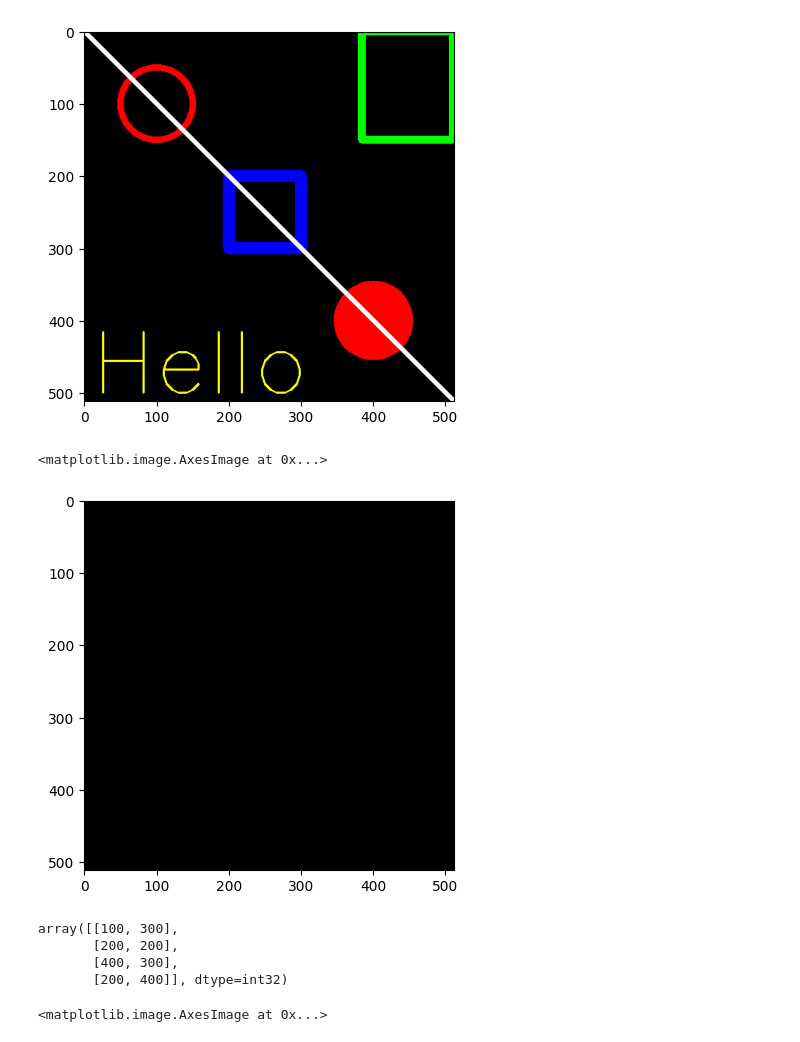
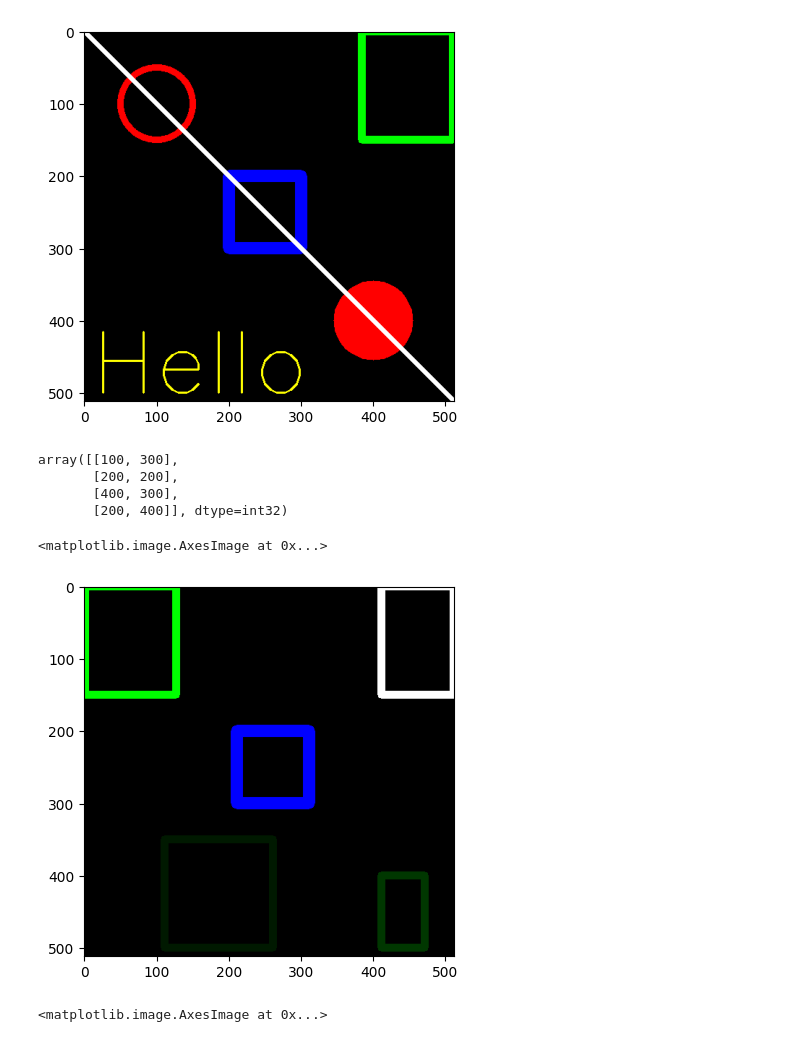
Before and after one commit to MadeOka06/PCVK_Ganjil_2026, a Jupyter notebook: Pertemuan_2B.ipynb, the cells around one changed output. Cells and saved outputs as stored; diff of their text form; code cells hidden in the pictures.

```diff
--- a/Pertemuan_2B.ipynb
+++ b/Pertemuan_2B.ipynb
@@ -147,12 +182,6 @@ plt.imshow(black_img)
 # %% [output]
 <matplotlib.image.AxesImage at 0x...>
 [figure]
-# %%
-black_img2=np.zeros(shape=(512,512,3),dtype=np.int32)
-plt.imshow(black_img2)
-# %% [output]
-<matplotlib.image.AxesImage at 0x...>
-[figure, removed]
 # %%
 vertices = np.array([[100,300],[200,200],[400,300],[200,400]],dtype=np.int32)
 vertices
@@ -161,6 +190,19 @@ array([[100, 300],
        [200, 200],
        [400, 300],
        [200, 400]], dtype=int32)
+# %%
+black_img = np.zeros(shape=(512,512,3),dtype=np.int16)
+cv.rectangle(black_img, pt1=(384,0), pt2=(510,150), color=(0,255,0), thickness=10)
+cv.rectangle(black_img, pt1=(200,200), pt2=(300,300), color=(0,0,255), thickness=15)
+cv.rectangle(black_img, pt1=(100,0), pt2=(0,150), color=(255,255,255), thickness=10)
+cv.rectangle(black_img, pt1=(250,350), pt2=(400,500), color=(0,25,0), thickness=10)
+cv.rectangle(black_img, pt1=(100,500), pt2=(40,400), color=(0,55,0), thickness=10)
+plt.imshow(black_img)
+imgBalik=cv2.flip(black_img,1)
+plt.imshow(imgBalik)
+# %% [output]
+<matplotlib.image.AxesImage at 0x...>
+[figure, added]
 # %%
 cv.polylines(black_img2, [vertices], isClosed=True, color=(255,0,0), thickness=5)
 plt.imshow(black_img2)
```
Also changed, not shown: parts of 7 cells of this notebook.
